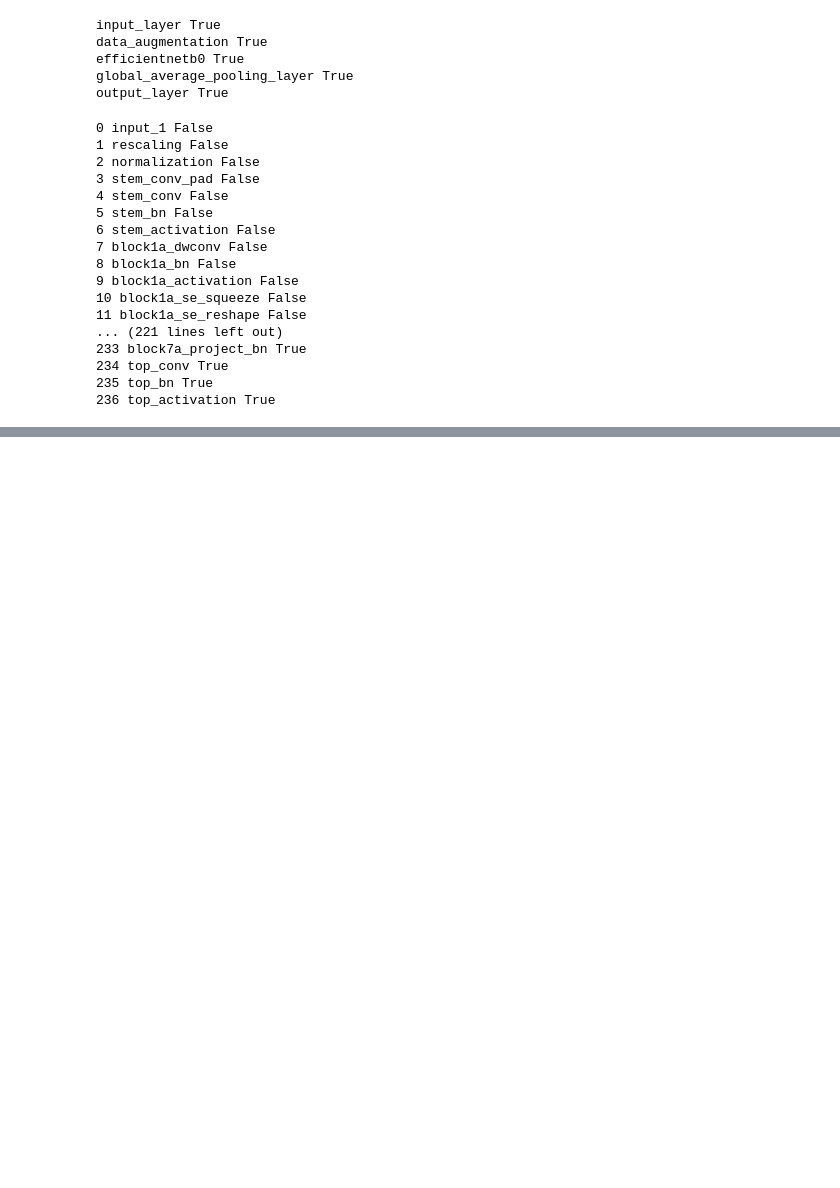
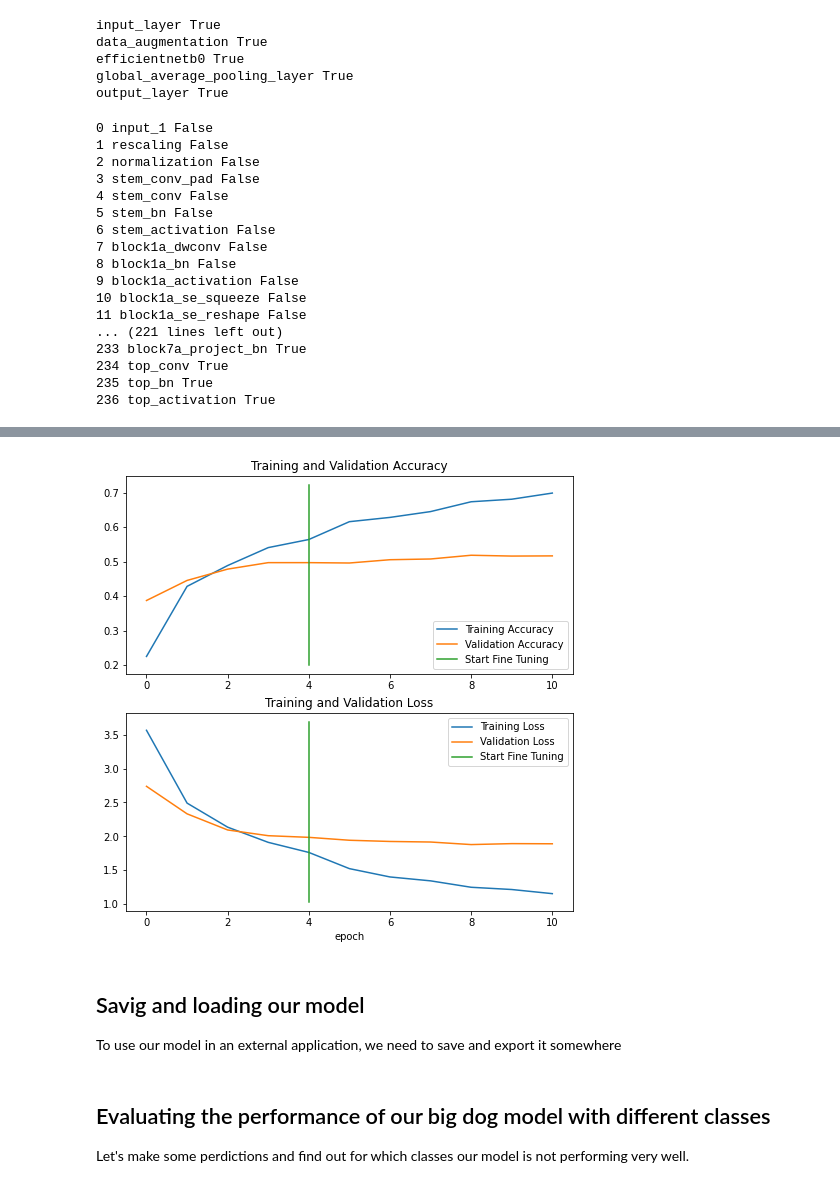
Before and after one commit to VinoJose/Tensorflow, a Jupyter notebook: 06_transfer_learning_in_tensorflow_part_3_scaling_up.ipynb, the cells around one changed output, grey strips where cells are left out. Drawn from its saved outputs; the diff is of its cells as text; code cells hidden in the pictures; blank space fills up the shorter version.

```diff
--- a/06_transfer_learning_in_tensorflow_part_3_scaling_up.ipynb
+++ b/06_transfer_learning_in_tensorflow_part_3_scaling_up.ipynb
@@ -226,0 +229,10 @@ model.evaluate(test_data)
+# %%
+# Compare histories of feature extraction model with fine-tuning
+compare_historys(original_history=history_all_classes_10_percent,
+                 new_history=history_all_classes_10_percent_fine_tune)
+# %% [output]
+[figure, added]
+# %% [markdown]
+## Savig and loading our model
+
+To use our model in an external application, we need to save and export it somewhere
@@ -226,0 +241,4 @@ model.evaluate(test_data)
+# %% [markdown]
+## Evaluating the performance of our big dog model with different classes
+
+Let's make some perdictions and find out for which classes our model is not performing very well.
```
Also changed, not shown: parts of 14 cells of this notebook.
